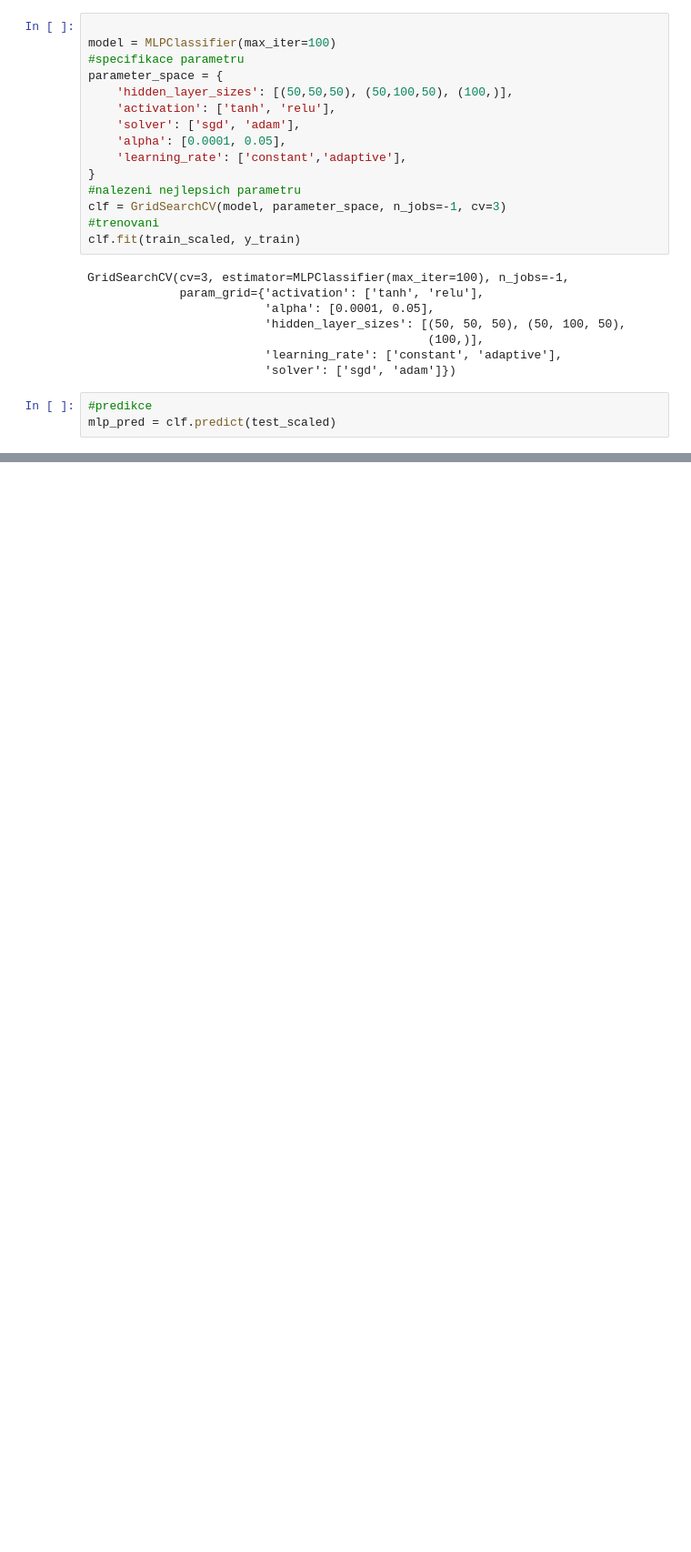
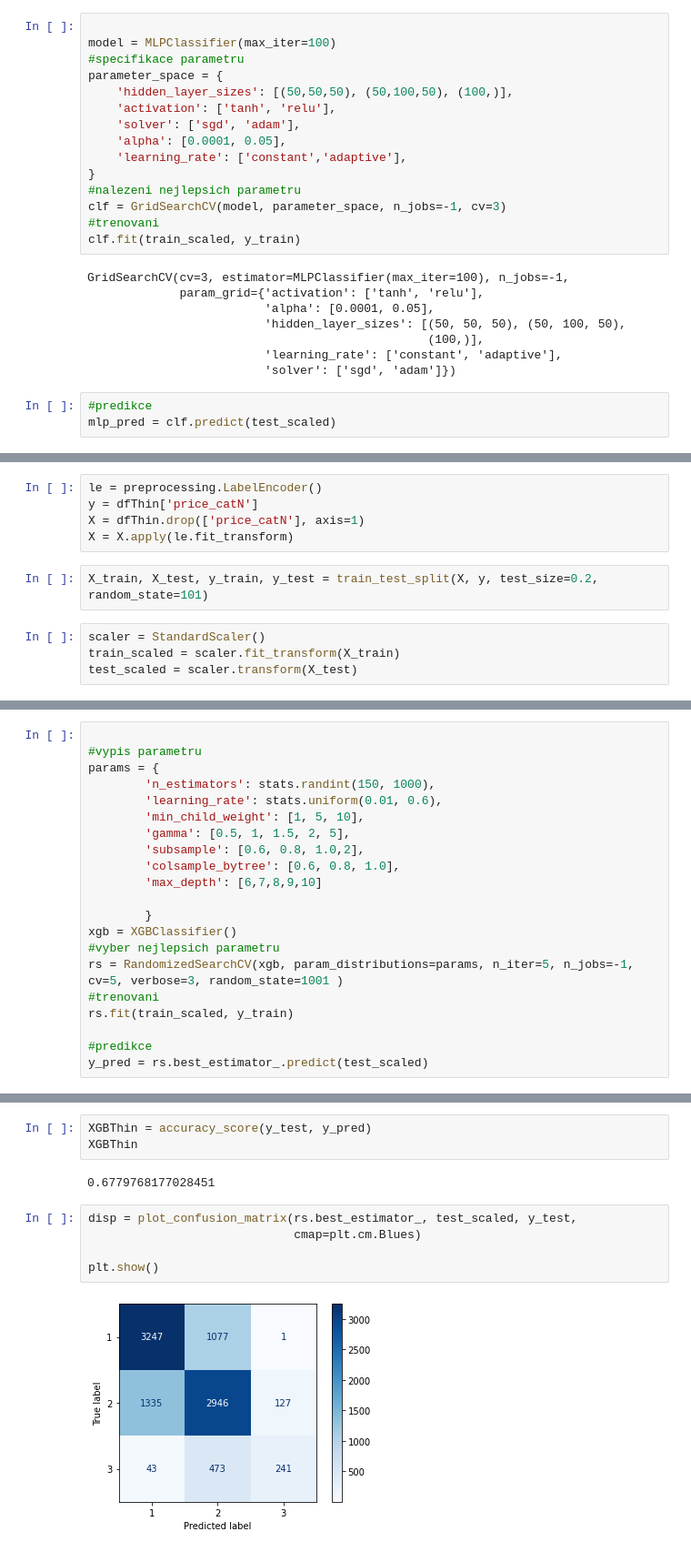
Before and after one commit to DAB-2021/AirBnB-4IZ566, a Jupyter notebook: Models.ipynb, the cells around one changed output, grey strips where cells are left out. Shown: that part at 91% size. Cells and saved outputs as stored; diff of their text form; blank space fills up the shorter version.

```diff
--- a/Models.ipynb
+++ b/Models.ipynb
@@ -186,0 +198,11 @@ Feature: 33, Score: 0.01028
+# %%
+le = preprocessing.LabelEncoder()
+y = dfThin['price_catN']
+X = dfThin.drop(['price_catN'], axis=1)
+X = X.apply(le.fit_transform)
+# %%
+X_train, X_test, y_train, y_test = train_test_split(X, y, test_size=0.2, random_state=101)
+# %%
+scaler = StandardScaler()
+train_scaled = scaler.fit_transform(X_train)
+test_scaled = scaler.transform(X_test)
@@ -186,0 +211,21 @@ Feature: 33, Score: 0.01028
+# %%
+
+#vypis parametru
+params = {
+        'n_estimators': stats.randint(150, 1000),
+        'learning_rate': stats.uniform(0.01, 0.6),
+        'min_child_weight': [1, 5, 10],
+        'gamma': [0.5, 1, 1.5, 2, 5],
+        'subsample': [0.6, 0.8, 1.0,2],
+        'colsample_bytree': [0.6, 0.8, 1.0],
+        'max_depth': [6,7,8,9,10]
+
+        }
+xgb = XGBClassifier()
+#vyber nejlepsich parametru
+rs = RandomizedSearchCV(xgb, param_distributions=params, n_iter=5, n_jobs=-1, cv=5, verbose=3, random_state=1001 )
+#trenovani
+rs.fit(train_scaled, y_train)
+
+#predikce
+y_pred = rs.best_estimator_.predict(test_scaled)
@@ -186,0 +238,12 @@ Feature: 33, Score: 0.01028
+# %%
+XGBThin = accuracy_score(y_test, y_pred)
+XGBThin
+# %% [output]
+0.6779768177028451
+# %%
+disp = plot_confusion_matrix(rs.best_estimator_, test_scaled, y_test,
+                             cmap=plt.cm.Blues)
+
+plt.show()
+# %% [output]
+[figure, added]
```
Also changed, not shown: parts of 38 cells of this notebook, 1 other file.
